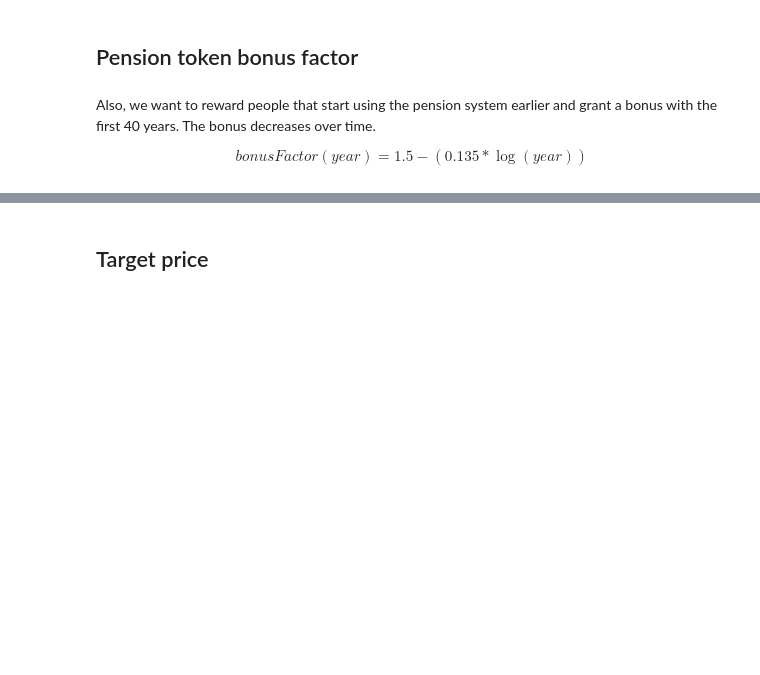
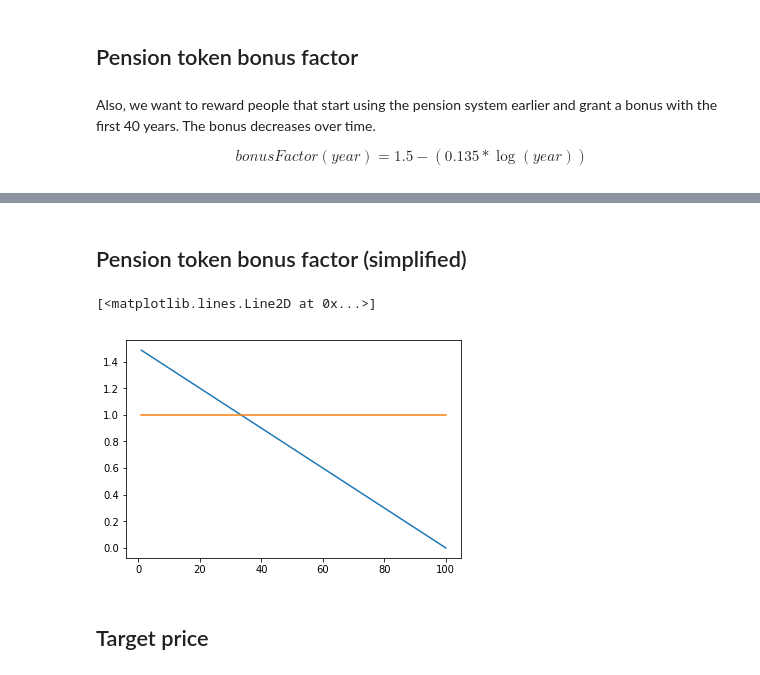
Before and after one commit to AsureNetwork/ETHBerlin, a Jupyter notebook: math.ipynb, the cells around one changed output, grey strips where cells are left out. Saved outputs shown, nothing was run; the diff lists cells and outputs as text; code cells hidden in the pictures; blank space fills up the shorter version.

```diff
--- a/math.ipynb
+++ b/math.ipynb
@@ -33,3 +34,12 @@ plt.plot(year, 1.5 - (0.135 * np.log(year)), label='bonus factor')
+# %% [markdown]
+## Pension token bonus factor (simplified)
+# %%
+year = np.linspace(1, 100)
+plt.plot(year, 1.5 - 0.015*year, label='bonus factor')
+plt.plot(year, 1+0*year, label='bonus factor')
+# %% [output]
+[<matplotlib.lines.Line2D at 0x...>]
+[figure, added]
 # %% [markdown]
 ## Target price
 # %% [markdown]
```
Also changed, not shown: parts of 1 cell of this notebook, 2 other files.
